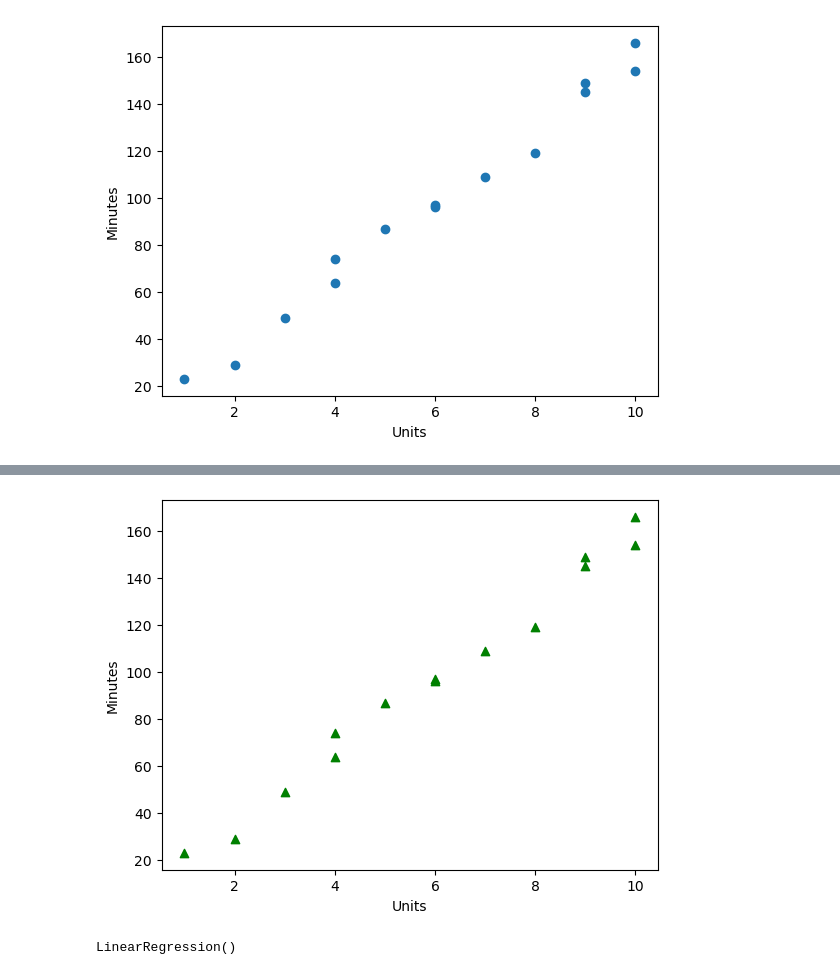
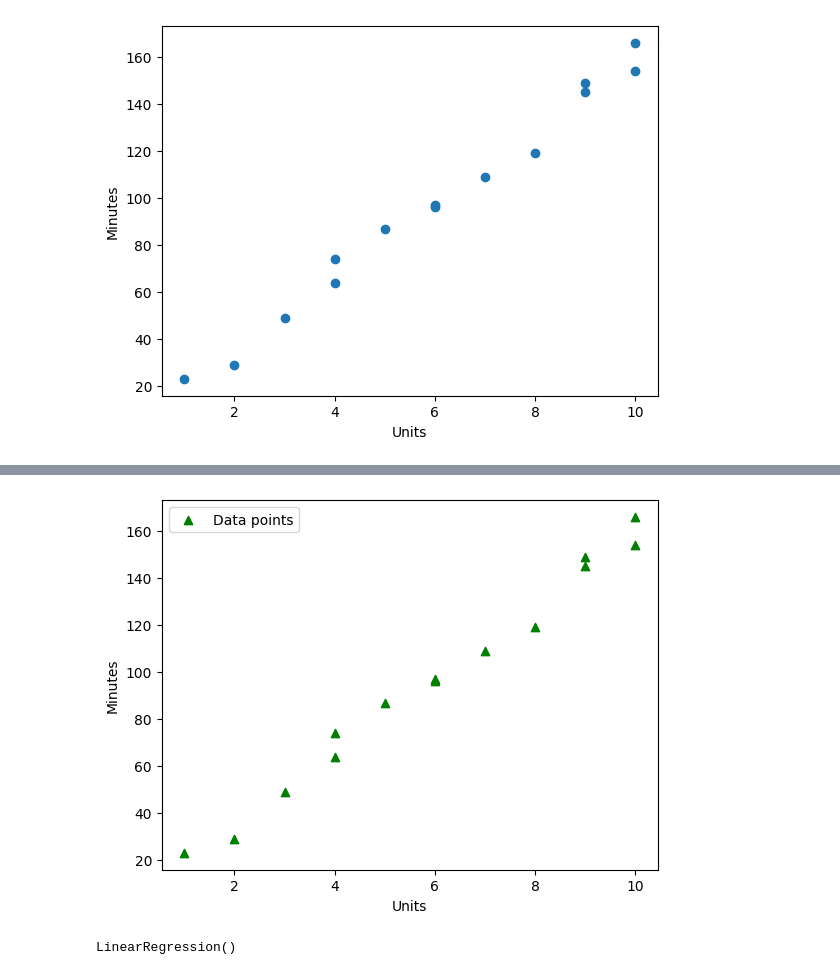
Before and after one commit to ydv-prince/ML-Practicals, a Jupyter notebook: submission2.ipynb, the cells around one changed output, grey strips where cells are left out. Cells and saved outputs as stored; diff of their text form; code cells hidden in the pictures.

```diff
--- a/submission2.ipynb
+++ b/submission2.ipynb
@@ -101,2 +104,2 @@ model0 = computers['Minutes'].mean()
 # %%
-model1 = 10+12*computers['Units']
+model1 = 10+15*computers['Units']
@@ -151,10 +191,11 @@ plt.show()
 # %%
 plt.scatter(computers['Units'], computers['Minutes'], color='green', label='Data points', marker='^')
 plt.xlabel('Units')
 plt.ylabel('Minutes')
+plt.legend()
 plt.show()
 # %% [output]
-[figure, old version]
+[figure, new version]
 # %%
 X = computers[['Units']]
 y = computers['Minutes']
```
Also changed, not shown: parts of 18 cells of this notebook, 3 other files.
